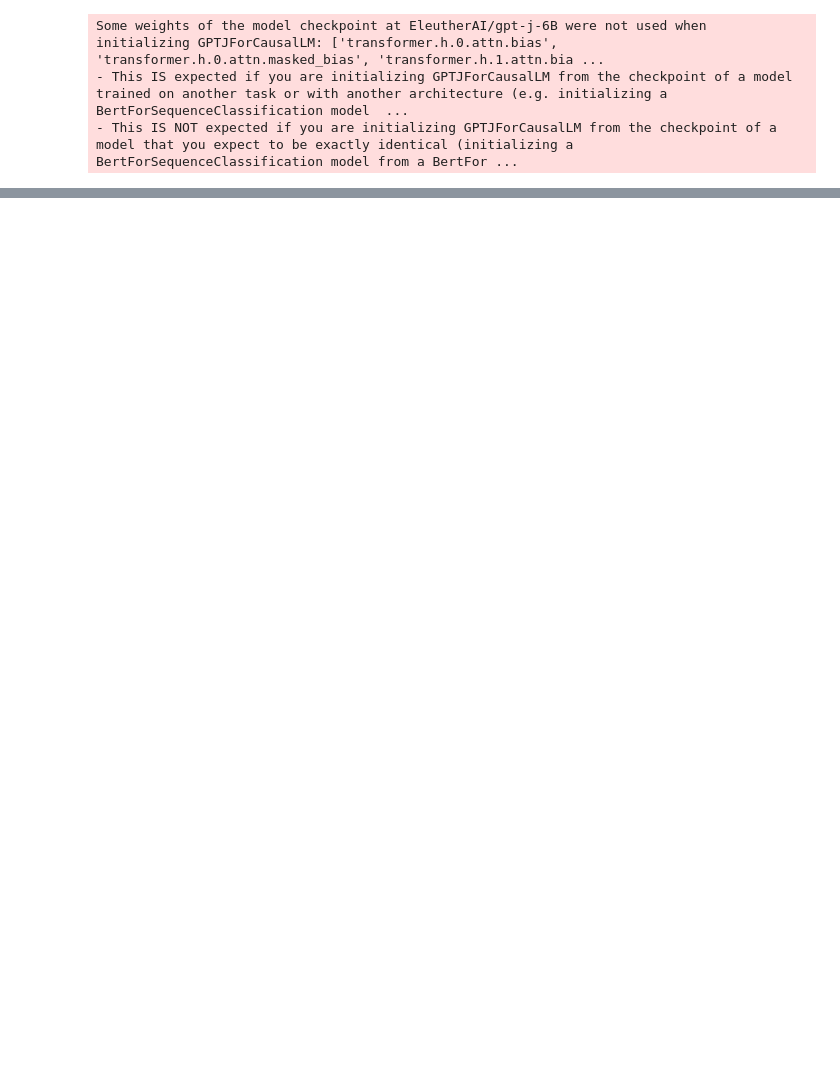
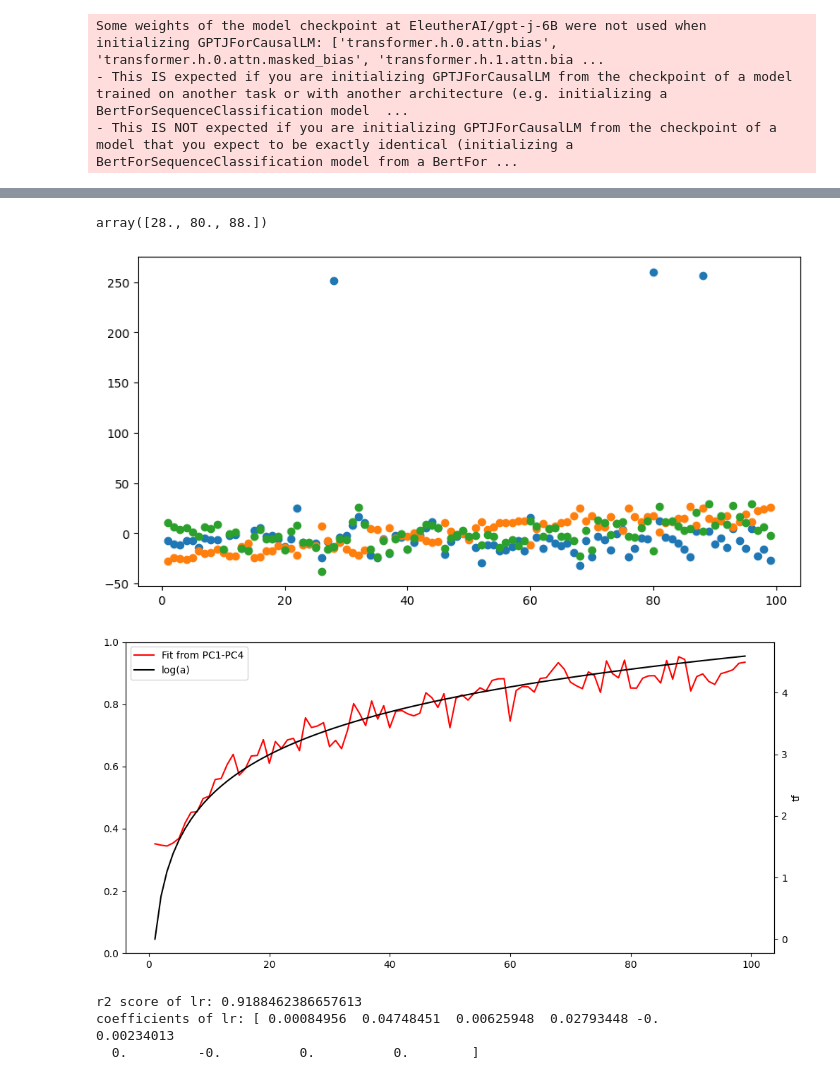
Before and after one commit to BorisTheBrave/llm-addition-takehome, a Jupyter notebook: main.ipynb, the cells around one changed output, grey strips where cells are left out. Drawn from its saved outputs; the diff is of its cells as text; code cells hidden in the pictures; blank space fills up the shorter version.

```diff
--- a/main.ipynb
+++ b/main.ipynb
@@ -147,3 +149,39 @@ plt.show()
+# %%
+a[np.abs(tf[:, 0]) > 50]
+# %% [output]
+array([28., 80., 88.])
+# %%
+# Fit PC to logarithm.
+# I played with components and alpha and it never plausibly recovered a fit.
+components = slice(0, 10)
+from sklearn.linear_model import Lasso
+lr = Lasso(alpha=1)
+# lr = LinearRegression()
+
+lr.fit(tf[:, components], np.log(a))
+plt.figure(figsize=(10, 5))
+plt.scatter(a, tf[:, 0], label='PC1')
+plt.scatter(a, tf[:, 1], label='PC2')
+plt.scatter(a, tf[:, 2], label='PC3')
+fig, ax1 = plt.subplots(figsize=(10, 5))
+ax2 = ax1.twinx()
+# ax1.scatter(a, tf[:, 0], label='PC1')
+# ax1.scatter(a, tf[:, 1], label='PC2')
+ax2.plot(a, lr.predict(tf[:, components]), color='red', label='Fit from PC1-PC4')
+ax2.plot(a, np.log(a), color='black', label='log(a)')
+plt.tight_layout()
+plt.xlabel('a')
+plt.ylabel('tf')
+plt.legend()
+plt.show()
+print("r2 score of lr:", lr.score(tf[:, components], np.log(a)))
+print("coefficients of lr:", lr.coef_)
+# %% [output]
+[figure, added]
+[figure, added]
+r2 score of lr: 0.9188462386657613
+coefficients of lr: [ 0.00084956  0.04748451  0.00625948  0.02793448 -0.          0.00234013
+  0.         -0.          0.          0.        ]
 # %%
 def check_tokenization(mina, maxa):
     "Check range of values is safe for the one-token assumption. More precise than the original paper."
```
Also changed, not shown: parts of 3 cells of this notebook.
